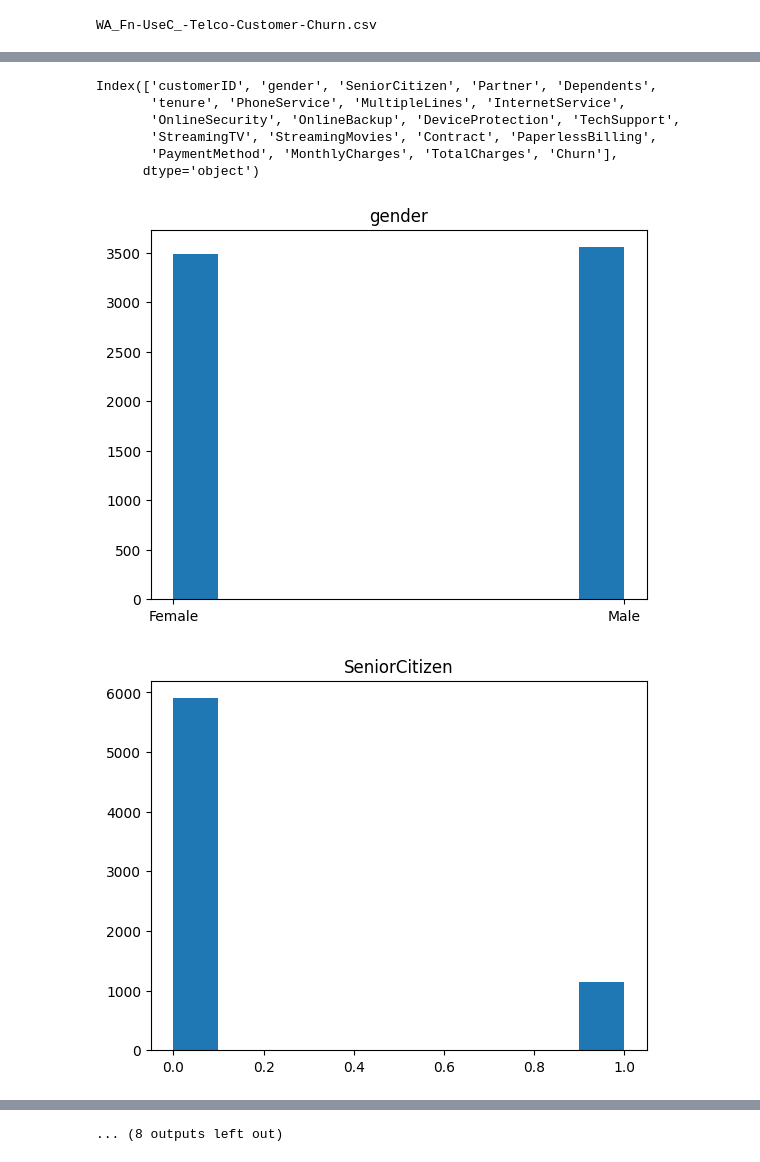
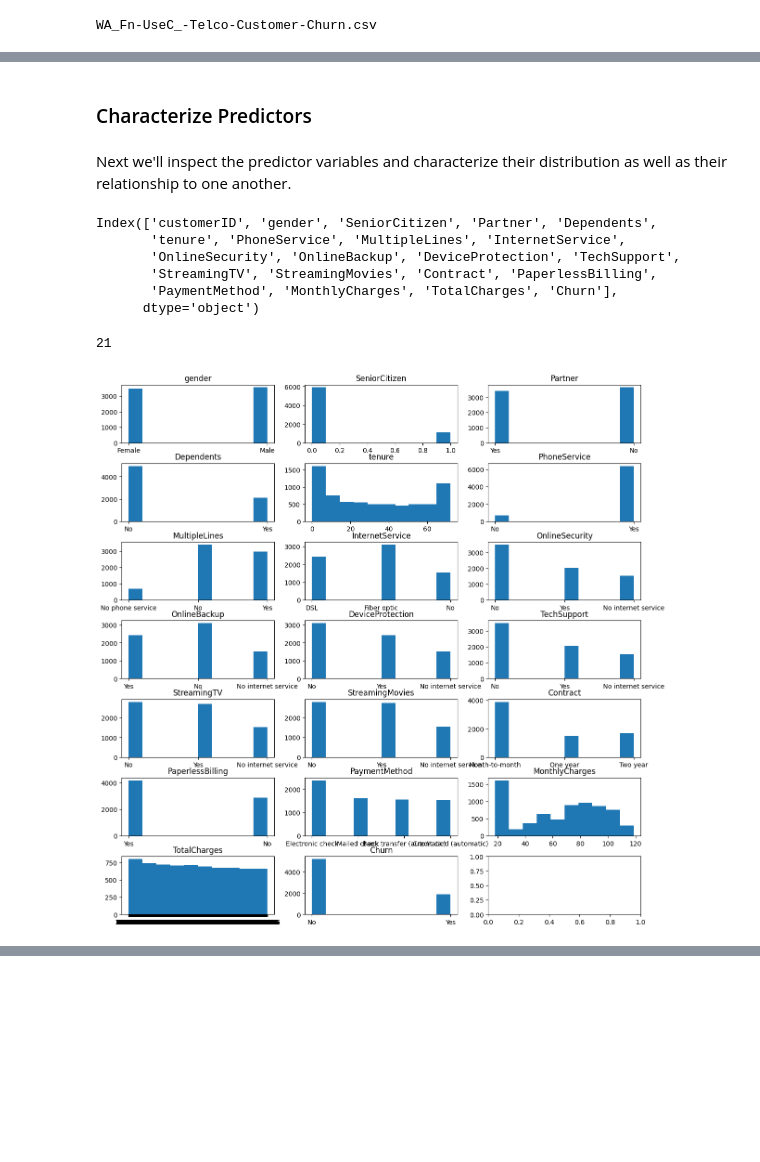
Before and after one commit to auto-d/linear-interp, a Jupyter notebook: linear-interp.ipynb, the cells around one changed output, grey strips where cells are left out. Saved outputs shown, nothing was run; the diff lists cells and outputs as text; code cells hidden in the pictures; blank space fills up the shorter version.

Commit message:
linearity plots

```diff
--- a/linear-interp.ipynb
+++ b/linear-interp.ipynb
@@ -52,21 +67,33 @@ def plot_categorical(df, col):
-# %%
-df.columns
-# %% [output]
-Index(['customerID', 'gender', 'SeniorCitizen', 'Partner', 'Dependents',
-       'tenure', 'PhoneService', 'MultipleLines', 'InternetService',
-       'OnlineSecurity', 'OnlineBackup', 'DeviceProtection', 'TechSupport',
-       'StreamingTV', 'StreamingMovies', 'Contract', 'PaperlessBilling',
-       'PaymentMethod', 'MonthlyCharges', 'TotalCharges', 'Churn'],
-      dtype='object')
+# %% [markdown]
+### Characterize Predictors
+# %% [markdown]
+Next we'll inspect the predictor variables and characterize their distribution as well as their relationship to one another.
+# %%
+df.columns
+# %% [output]
+Index(['customerID', 'gender', 'SeniorCitizen', 'Partner', 'Dependents',
+       'tenure', 'PhoneService', 'MultipleLines', 'InternetService',
+       'OnlineSecurity', 'OnlineBackup', 'DeviceProtection', 'TechSupport',
+       'StreamingTV', 'StreamingMovies', 'Contract', 'PaperlessBilling',
+       'PaymentMethod', 'MonthlyCharges', 'TotalCharges', 'Churn'],
+      dtype='object')
+# %%
+len(df.columns)
+# %% [output]
+21
 # %%
-for col in ['gender', 'SeniorCitizen', 'Partner', 'Dependents',
-       'tenure', 'PhoneService', 'MultipleLines', 'InternetService',
-       'OnlineSecurity', 'OnlineBackup', 'DeviceProtection', 'TechSupport',
-       'StreamingTV', 'StreamingMovies', 'Contract', 'PaperlessBilling',
-       'PaymentMethod', 'MonthlyCharges', 'TotalCharges', 'Churn']:
-     plt.hist(df[col])
-     plt.title(col)
-     plt.show()
+# Plot the distribution of all variables, minus the customer ID, which is a unique identifier
+features = df.columns[1:]
+h = 7
+w = 3
+fig, axs = plt.subplots(h,w, figsize=(12,12))
+fig.tight_layout()
+for i, feature in enumerate(features):
+     row = i // w
+     col = i % w
+     axs[row, col].hist(df[feature])
+     axs[row, col].set_title(feature)
+
+plt.show()
 # %% [output]
-[figure, old version]
+[figure, new version]
-[figure, removed]
@@ -83 +99,0 @@ for col in ['gender', 'SeniorCitizen', 'Partner', 'Dependents',
-... (8 outputs left out)
```
Also changed, not shown: parts of 26 cells of this notebook, 1 other file.
